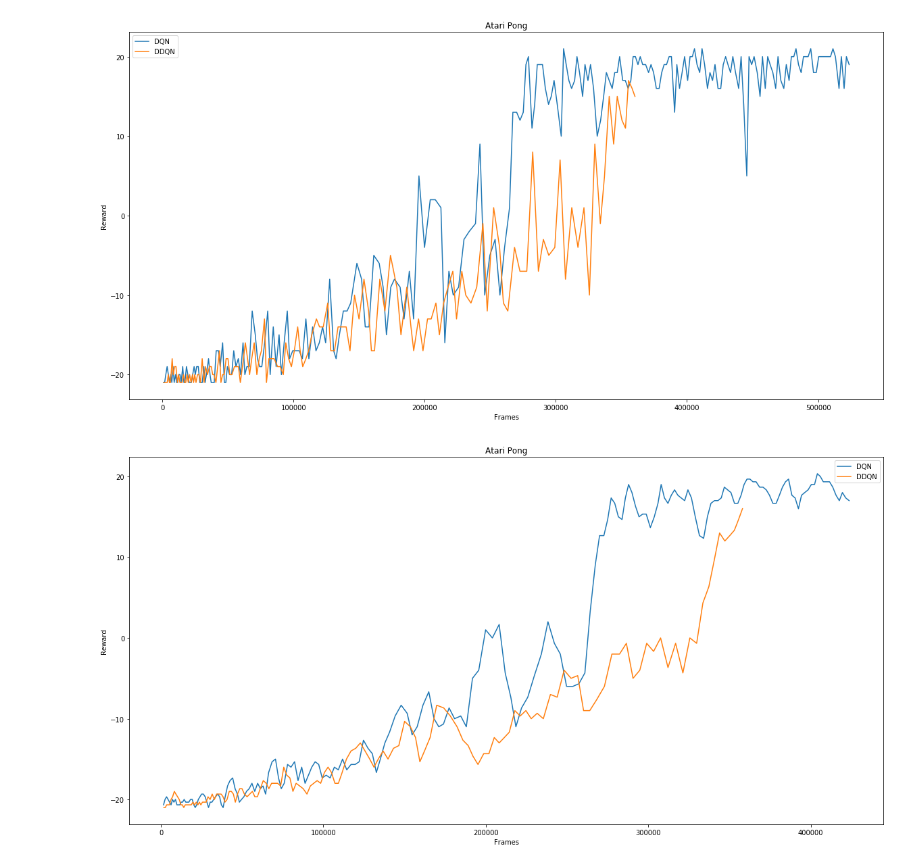
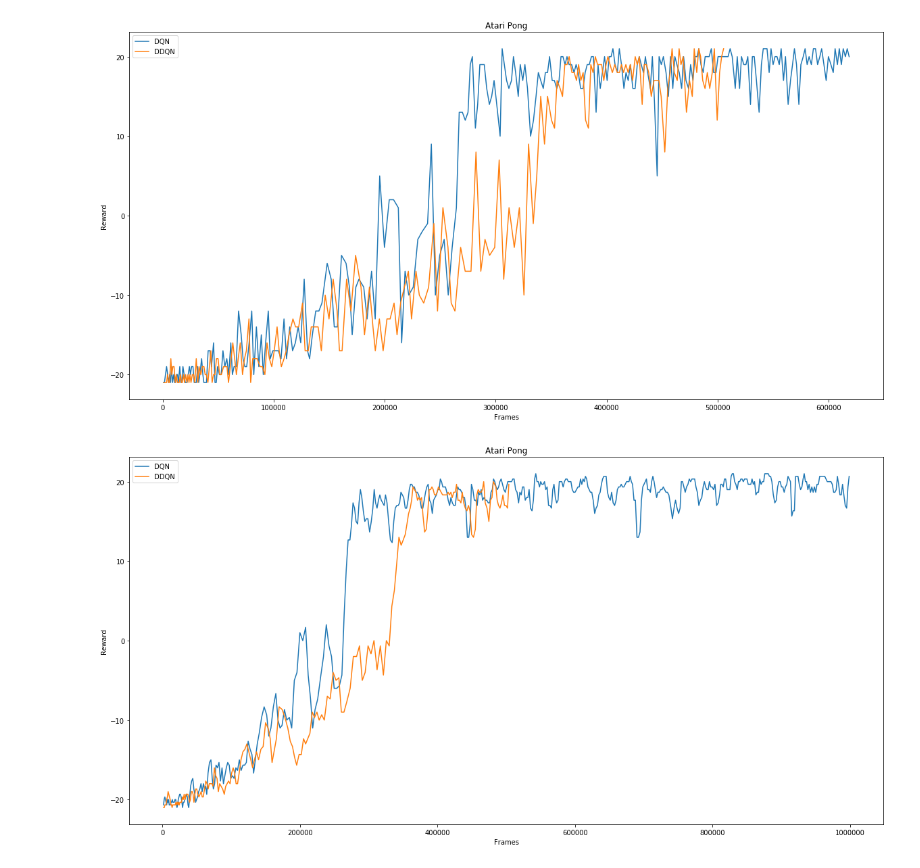
Before and after one commit to RyanGale-AK/DQN, a Jupyter notebook: DQN_stats.ipynb, the cells around one changed output. Saved outputs shown, nothing was run; the diff lists cells and outputs as text; code cells hidden in the pictures.

```diff
--- a/DQN_stats.ipynb
+++ b/DQN_stats.ipynb
@@ -98,11 +86,11 @@ plot_episode_vs_reward_rolling(dfs, legend, 1, 200, 3)
 # %%
-plot_frames_vs_reward(dfs, legend, 0, 250)
+plot_frames_vs_reward(dfs, legend, 0, 300)
 # %% [output]
-[figure, old version]
+[figure, new version]
 # %%
-plot_frames_vs_reward_rolling(dfs, legend, 0, 200, 3)
+plot_frames_vs_reward_rolling(dfs, legend, 0, 500, 3)
 # %% [output]
-[figure, old version]
+[figure, new version]
 # %%
 rolling_df = df.rolling(50).mean()
 plt.figure(figsize=(20,10))
```
Also changed, not shown: parts of 4 cells of this notebook, 5 other files.
